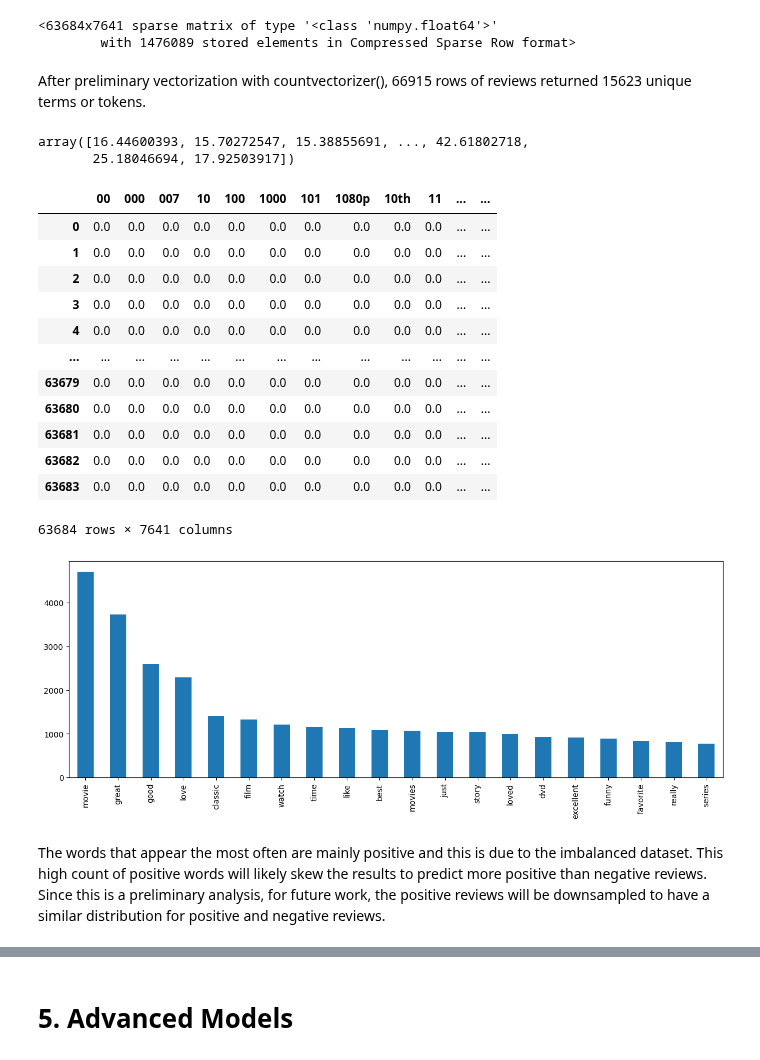
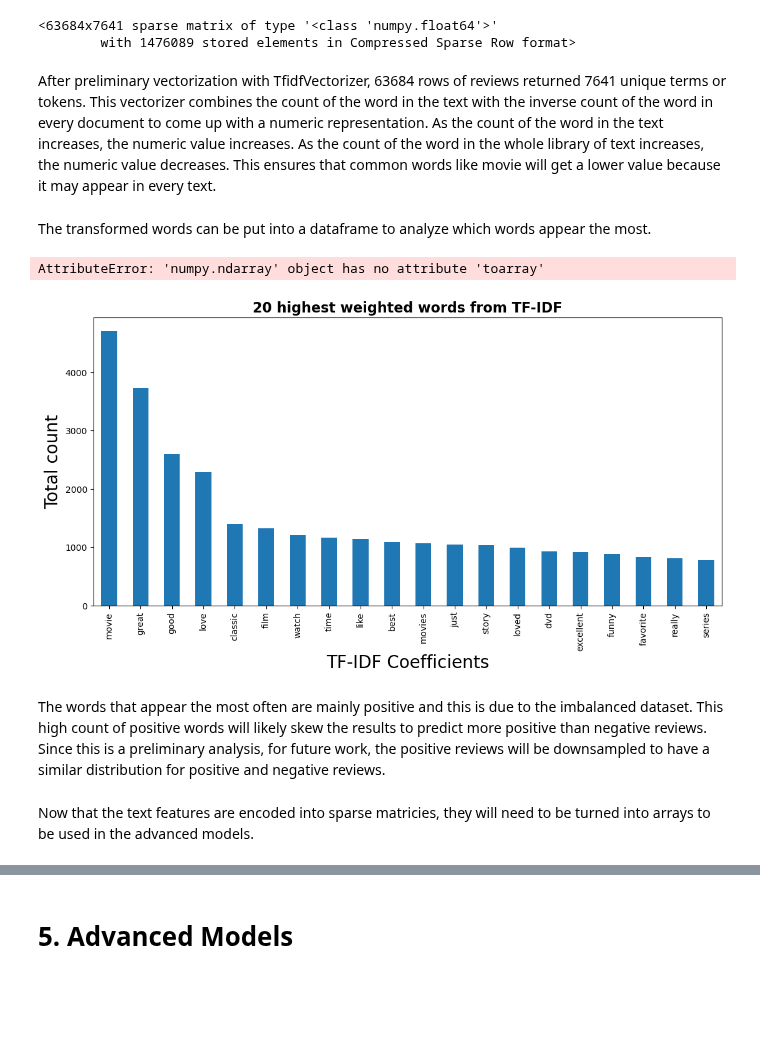
Before and after one commit to JTruong3/Amazon-Product-Recommender, a Jupyter notebook: 3_NLP_Analysis.ipynb, the cells around one changed output, grey strips where cells are left out. Drawn from its saved outputs; the diff is of its cells as text; code cells hidden in the pictures; blank space fills up the shorter version.

Commit message:
added model evaluation

```diff
--- a/3_NLP_Analysis.ipynb
+++ b/3_NLP_Analysis.ipynb
@@ -210,39 +210,31 @@ X_train_transformed
 <63684x7641 sparse matrix of type '<class 'numpy.float64'>'
         with 1476089 stored elements in Compressed Sparse Row format>
 # %% [markdown]
-After preliminary vectorization with countvectorizer(), 66915 rows of reviews returned 15623 unique terms or tokens.
+After preliminary vectorization with TfidfVectorizer, 63684 rows of reviews returned 7641 unique terms or tokens. This vectorizer combines the count of the word in the text with the inverse count of the word in every document to come up with a numeric representation. As the count of the word in the text increases, the numeric value increases. As the count of the word in the whole library of text increases, the numeric value decreases. This ensures that common words like movie will get a lower value because it may appear in every text.
-# %%
-X_train_transformed.toarray().sum(axis=0)
-# %% [output]
-array([16.44600393, 15.70272547, 15.38855691, ..., 42.61802718,
-       25.18046694, 17.92503917])
+# %% [markdown]
+The transformed words can be put into a dataframe to analyze which words appear the most.
 # %%
-prelim_df = pd.DataFrame(columns = review_wordbank.get_feature_names(),data = X_train_transformed.toarray())
-display(prelim_df)
+word_counts = pd.DataFrame({"counts":X_train_transformed.toarray().sum(axis=0)},
+                          index = review_wordbank.get_feature_names()
+                          ).sort_values("counts",ascending= False)
+# Check results
+display(world_counts)
 # %% [output]
-|  | 00 | 000 | 007 | 10 | 100 | 1000 | 101 | 1080p | 10th | 11 | ... | ... |
-| 0 | 0.0 | 0.0 | 0.0 | 0.0 | 0.0 | 0.0 | 0.0 | 0.0 | 0.0 | 0.0 | ... | ... |
-| 1 | 0.0 | 0.0 | 0.0 | 0.0 | 0.0 | 0.0 | 0.0 | 0.0 | 0.0 | 0.0 | ... | ... |
-| 2 | 0.0 | 0.0 | 0.0 | 0.0 | 0.0 | 0.0 | 0.0 | 0.0 | 0.0 | 0.0 | ... | ... |
-| 3 | 0.0 | 0.0 | 0.0 | 0.0 | 0.0 | 0.0 | 0.0 | 0.0 | 0.0 | 0.0 | ... | ... |
-| 4 | 0.0 | 0.0 | 0.0 | 0.0 | 0.0 | 0.0 | 0.0 | 0.0 | 0.0 | 0.0 | ... | ... |
-| ... | ... | ... | ... | ... | ... | ... | ... | ... | ... | ... | ... | ... |
-| 63679 | 0.0 | 0.0 | 0.0 | 0.0 | 0.0 | 0.0 | 0.0 | 0.0 | 0.0 | 0.0 | ... | ... |
-| 63680 | 0.0 | 0.0 | 0.0 | 0.0 | 0.0 | 0.0 | 0.0 | 0.0 | 0.0 | 0.0 | ... | ... |
-| 63681 | 0.0 | 0.0 | 0.0 | 0.0 | 0.0 | 0.0 | 0.0 | 0.0 | 0.0 | 0.0 | ... | ... |
-| 63682 | 0.0 | 0.0 | 0.0 | 0.0 | 0.0 | 0.0 | 0.0 | 0.0 | 0.0 | 0.0 | ... | ... |
-| 63683 | 0.0 | 0.0 | 0.0 | 0.0 | 0.0 | 0.0 | 0.0 | 0.0 | 0.0 | 0.0 | ... | ... |
-63684 rows × 7641 columns
+AttributeError: 'numpy.ndarray' object has no attribute 'toarray'
 # %%
-word_counts = pd.DataFrame({"counts":X_train_transformed.toarray().sum(axis=0)},
-                          index = review_wordbank.get_feature_names()
-                          ).sort_values("counts",ascending= False)
+# Plot the results
+word_counts.head(20).plot(kind="bar",figsize=(13,6), legend = False)
 
-word_counts.head(20).plot(kind="bar",figsize=(15,5), legend = False)
+# Label the plot
+plt.title('20 highest weighted words from TF-IDF', fontweight = 'bold', fontsize =16)
+plt.xlabel('TF-IDF Coefficients', fontsize = 20)
+plt.ylabel('Total count', fontsize = 20)
 
 plt.show()
 # %% [output]
-[figure, old version]
+[figure, new version]
-# %% [markdown]
-The words that appear the most often are mainly positive and this is due to the imbalanced dataset. This high count of positive words will likely skew the results to predict more positive than negative reviews. Since this is a preliminary analysis, for future work, the positive reviews will be downsampled to have a similar distribution for positive and negative reviews.
+# %% [markdown]
+The words that appear the most often are mainly positive and this is due to the imbalanced dataset. This high count of positive words will likely skew the results to predict more positive than negative reviews. Since this is a preliminary analysis, for future work, the positive reviews will be downsampled to have a similar distribution for positive and negative reviews.
+# %% [markdown]
+Now that the text features are encoded into sparse matricies, they will need to be turned into arrays to be used in the advanced models.
 # %%
```
Also changed, not shown: parts of 39 cells of this notebook.
